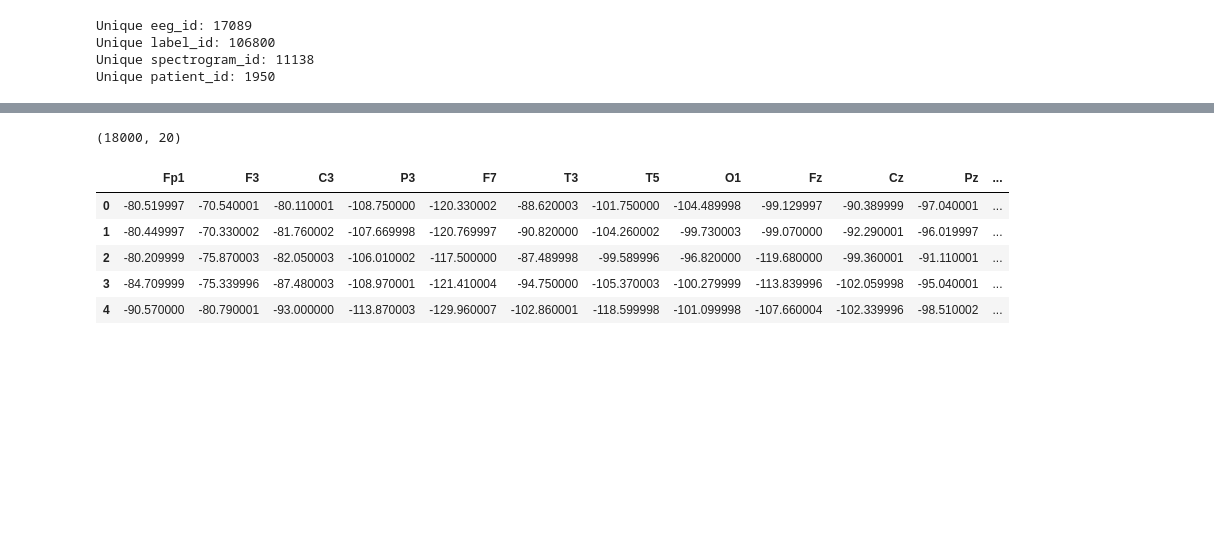
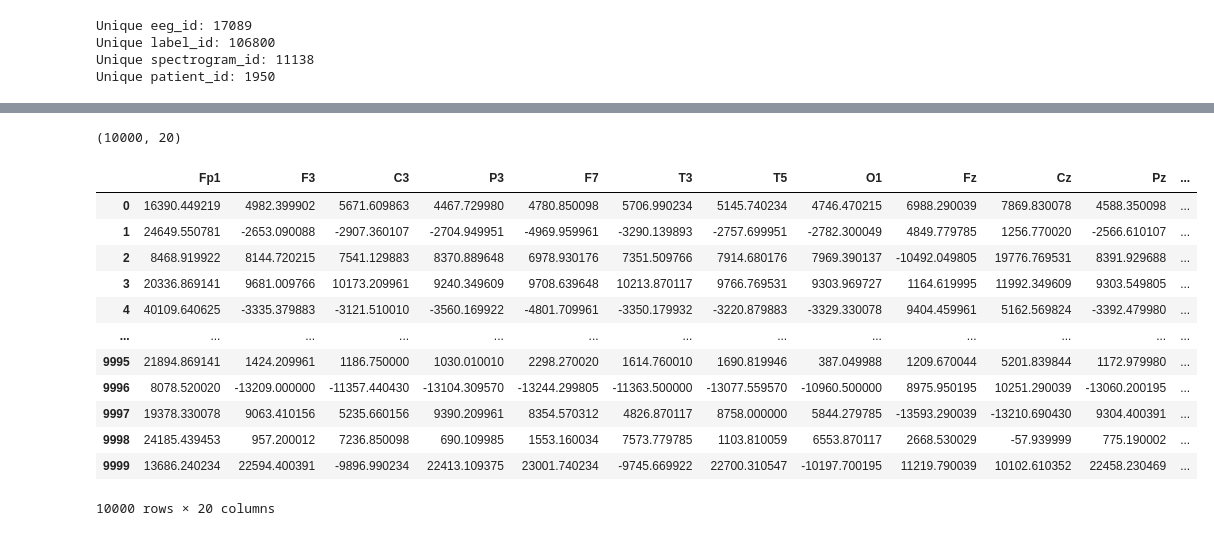
Before and after one commit to AzimuthLI/kaggle_hms, a Jupyter notebook: notebooks/EDA.ipynb, the cells around one changed output, grey strips where cells are left out. Cells and saved outputs as stored; diff of their text form; code cells hidden in the pictures; blank space fills up the shorter version.

```diff
--- a/notebooks/EDA.ipynb
+++ b/notebooks/EDA.ipynb
@@ -387,14 +291,21 @@ plt.show()
 # %%
-eeg_id = 1628180742
+eeg_id = 1461975533
 eeg_df = pd.read_parquet(train_eeg_dir/f"{eeg_id}.parquet")
 print(eeg_df.shape)
-eeg_df.head()
+eeg_df
 # %% [output]
-(18000, 20)
+(10000, 20)
 |  | Fp1 | F3 | C3 | P3 | F7 | T3 | T5 | O1 | Fz | Cz | Pz | ... |
-| 0 | -80.519997 | -70.540001 | -80.110001 | -108.750000 | -120.330002 | -88.620003 | -101.750000 | -104.489998 | -99.129997 | -90.389999 | -97.040001 | ... |
-| 1 | -80.449997 | -70.330002 | -81.760002 | -107.669998 | -120.769997 | -90.820000 | -104.260002 | -99.730003 | -99.070000 | -92.290001 | -96.019997 | ... |
-| 2 | -80.209999 | -75.870003 | -82.050003 | -106.010002 | -117.500000 | -87.489998 | -99.589996 | -96.820000 | -119.680000 | -99.360001 | -91.110001 | ... |
-| 3 | -84.709999 | -75.339996 | -87.480003 | -108.970001 | -121.410004 | -94.750000 | -105.370003 | -100.279999 | -113.839996 | -102.059998 | -95.040001 | ... |
-| 4 | -90.570000 | -80.790001 | -93.000000 | -113.870003 | -129.960007 | -102.860001 | -118.599998 | -101.099998 | -107.660004 | -102.339996 | -98.510002 | ... |
+| 0 | 16390.449219 | 4982.399902 | 5671.609863 | 4467.729980 | 4780.850098 | 5706.990234 | 5145.740234 | 4746.470215 | 6988.290039 | 7869.830078 | 4588.350098 | ... |
+| 1 | 24649.550781 | -2653.090088 | -2907.360107 | -2704.949951 | -4969.959961 | -3290.139893 | -2757.699951 | -2782.300049 | 4849.779785 | 1256.770020 | -2566.610107 | ... |
+| 2 | 8468.919922 | 8144.720215 | 7541.129883 | 8370.889648 | 6978.930176 | 7351.509766 | 7914.680176 | 7969.390137 | -10492.049805 | 19776.769531 | 8391.929688 | ... |
+| 3 | 20336.869141 | 9681.009766 | 10173.209961 | 9240.349609 | 9708.639648 | 10213.870117 | 9766.769531 | 9303.969727 | 1164.619995 | 11992.349609 | 9303.549805 | ... |
+| 4 | 40109.640625 | -3335.379883 | -3121.510010 | -3560.169922 | -4801.709961 | -3350.179932 | -3220.879883 | -3329.330078 | 9404.459961 | 5162.569824 | -3392.479980 | ... |
+| ... | ... | ... | ... | ... | ... | ... | ... | ... | ... | ... | ... | ... |
+| 9995 | 21894.869141 | 1424.209961 | 1186.750000 | 1030.010010 | 2298.270020 | 1614.760010 | 1690.819946 | 387.049988 | 1209.670044 | 5201.839844 | 1172.979980 | ... |
+| 9996 | 8078.520020 | -13209.000000 | -11357.440430 | -13104.309570 | -13244.299805 | -11363.500000 | -13077.559570 | -10960.500000 | 8975.950195 | 10251.290039 | -13060.200195 | ... |
+| 9997 | 19378.330078 | 9063.410156 | 5235.660156 | 9390.209961 | 8354.570312 | 4826.870117 | 8758.000000 | 5844.279785 | -13593.290039 | -13210.690430 | 9304.400391 | ... |
+| 9998 | 24185.439453 | 957.200012 | 7236.850098 | 690.109985 | 1553.160034 | 7573.779785 | 1103.810059 | 6553.870117 | 2668.530029 | -57.939999 | 775.190002 | ... |
+| 9999 | 13686.240234 | 22594.400391 | -9896.990234 | 22413.109375 | 23001.740234 | -9745.669922 | 22700.310547 | -10197.700195 | 11219.790039 | 10102.610352 | 22458.230469 | ... |
+10000 rows × 20 columns
 # %%
```
Also changed, not shown: parts of 22 cells of this notebook, 6 other files.
